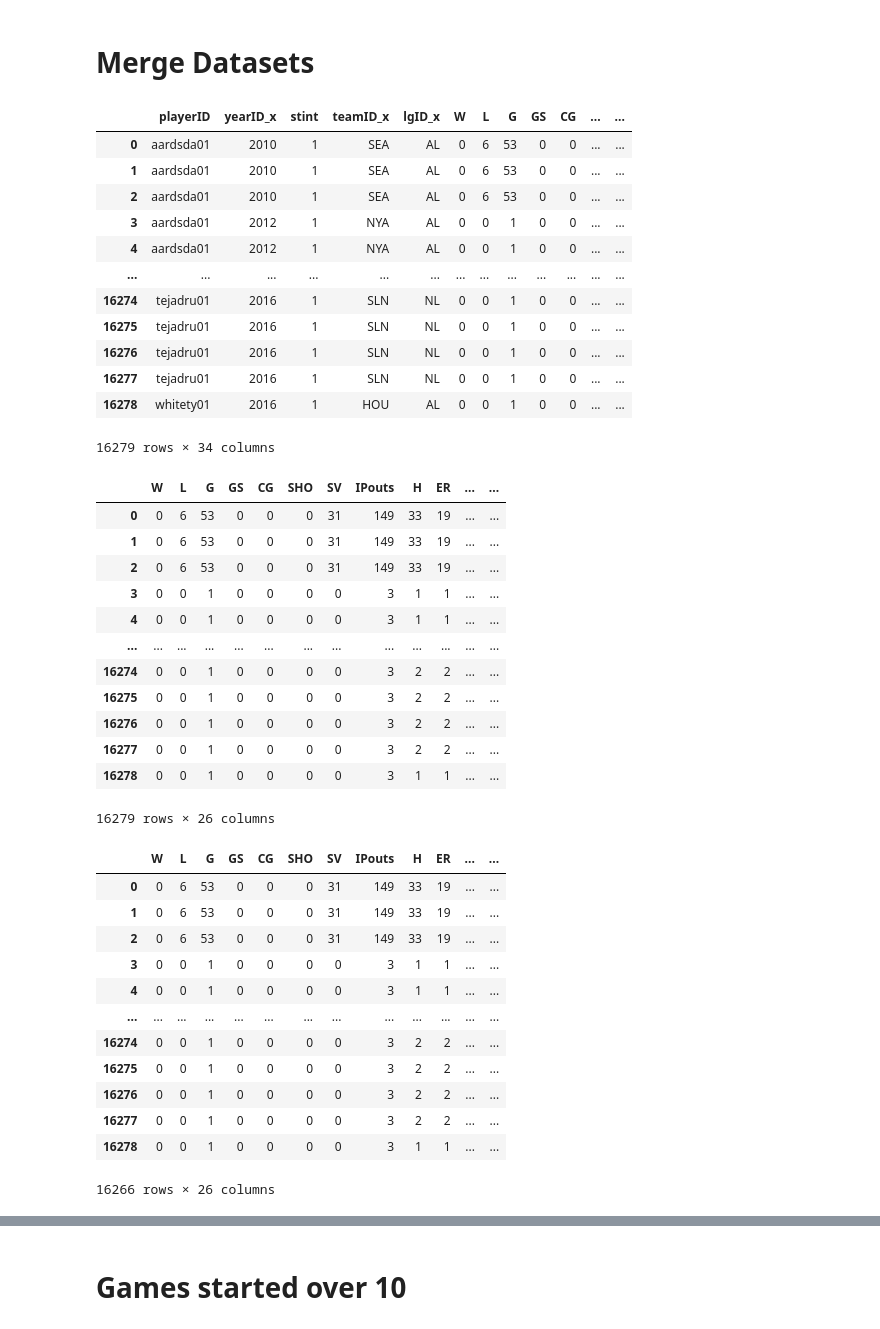
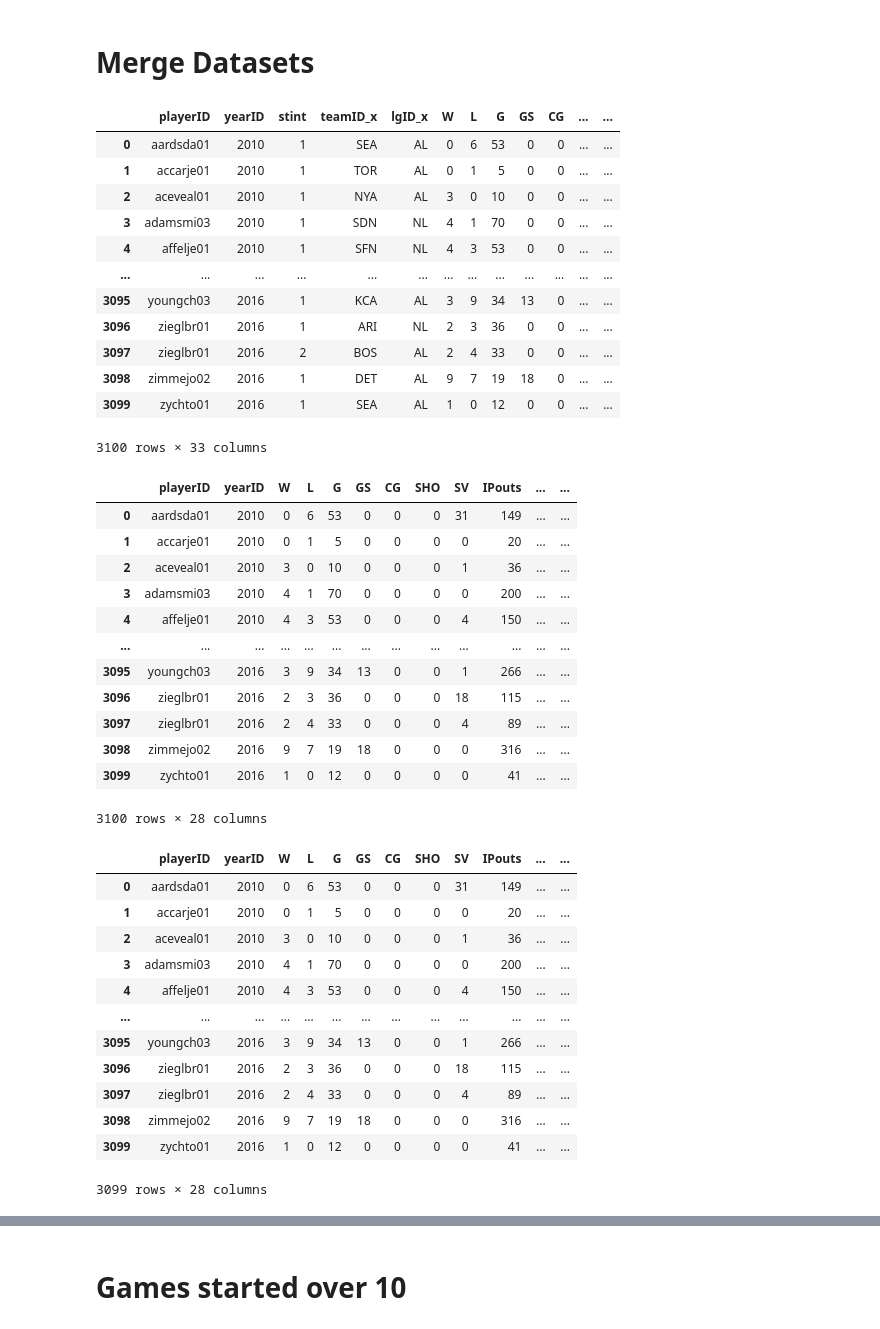
Before and after one commit to moormeierz/final-project, a Jupyter notebook: pitchers.ipynb, the cells around one changed output, grey strips where cells are left out. Saved outputs shown, nothing was run; the diff lists cells and outputs as text; code cells hidden in the pictures.

```diff
--- a/pitchers.ipynb
+++ b/pitchers.ipynb
@@ -75,62 +75,62 @@ salary_2016
 # %%
 # merge pitcher and salary datasets
 
-merge_df = pd.merge(pitcher_2016, salary_2016, on="playerID", how="inner")
+merge_df = pd.merge(pitcher_2016, salary_2016, on=["playerID","yearID"], how="inner")
 merge_df
 # %% [output]
-|  | playerID | yearID_x | stint | teamID_x | lgID_x | W | L | G | GS | CG | ... | ... |
+|  | playerID | yearID | stint | teamID_x | lgID_x | W | L | G | GS | CG | ... | ... |
 | 0 | aardsda01 | 2010 | 1 | SEA | AL | 0 | 6 | 53 | 0 | 0 | ... | ... |
-| 1 | aardsda01 | 2010 | 1 | SEA | AL | 0 | 6 | 53 | 0 | 0 | ... | ... |
-| 2 | aardsda01 | 2010 | 1 | SEA | AL | 0 | 6 | 53 | 0 | 0 | ... | ... |
-| 3 | aardsda01 | 2012 | 1 | NYA | AL | 0 | 0 | 1 | 0 | 0 | ... | ... |
-| 4 | aardsda01 | 2012 | 1 | NYA | AL | 0 | 0 | 1 | 0 | 0 | ... | ... |
+| 1 | accarje01 | 2010 | 1 | TOR | AL | 0 | 1 | 5 | 0 | 0 | ... | ... |
+| 2 | aceveal01 | 2010 | 1 | NYA | AL | 3 | 0 | 10 | 0 | 0 | ... | ... |
+| 3 | adamsmi03 | 2010 | 1 | SDN | NL | 4 | 1 | 70 | 0 | 0 | ... | ... |
+| 4 | affelje01 | 2010 | 1 | SFN | NL | 4 | 3 | 53 | 0 | 0 | ... | ... |
 | ... | ... | ... | ... | ... | ... | ... | ... | ... | ... | ... | ... | ... |
-| 16274 | tejadru01 | 2016 | 1 | SLN | NL | 0 | 0 | 1 | 0 | 0 | ... | ... |
-| 16275 | tejadru01 | 2016 | 1 | SLN | NL | 0 | 0 | 1 | 0 | 0 | ... | ... |
-| 16276 | tejadru01 | 2016 | 1 | SLN | NL | 0 | 0 | 1 | 0 | 0 | ... | ... |
-| 16277 | tejadru01 | 2016 | 1 | SLN | NL | 0 | 0 | 1 | 0 | 0 | ... | ... |
-| 16278 | whitety01 | 2016 | 1 | HOU | AL | 0 | 0 | 1 | 0 | 0 | ... | ... |
+| 3095 | youngch03 | 2016 | 1 | KCA | AL | 3 | 9 | 34 | 13 | 0 | ... | ... |
+| 3096 | zieglbr01 | 2016 | 1 | ARI | NL | 2 | 3 | 36 | 0 | 0 | ... | ... |
+| 3097 | zieglbr01 | 2016 | 2 | BOS | AL | 2 | 4 | 33 | 0 | 0 | ... | ... |
+| 3098 | zimmejo02 | 2016 | 1 | DET | AL | 9 | 7 | 19 | 18 | 0 | ... | ... |
+| 3099 | zychto01 | 2016 | 1 | SEA | AL | 1 | 0 | 12 | 0 | 0 | ... | ... |
-16279 rows × 34 columns
+3100 rows × 33 columns
 # %%
 # drop unwanted columns
 
-na_df = merge_df.drop(['playerID','yearID_x','stint','teamID_x','lgID_x','yearID_y','teamID_y','lgID_y'], axis = 1)
+na_df = merge_df.drop(['stint','teamID_x','lgID_x','teamID_y','lgID_y'], axis = 1)
 
 na_df
 # %% [output]
-|  | W | L | G | GS | CG | SHO | SV | IPouts | H | ER | ... | ... |
-| 0 | 0 | 6 | 53 | 0 | 0 | 0 | 31 | 149 | 33 | 19 | ... | ... |
-| 1 | 0 | 6 | 53 | 0 | 0 | 0 | 31 | 149 | 33 | 19 | ... | ... |
-| 2 | 0 | 6 | 53 | 0 | 0 | 0 | 31 | 149 | 33 | 19 | ... | ... |
-| 3 | 0 | 0 | 1 | 0 | 0 | 0 | 0 | 3 | 1 | 1 | ... | ... |
-| 4 | 0 | 0 | 1 | 0 | 0 | 0 | 0 | 3 | 1 | 1 | ... | ... |
+|  | playerID | yearID | W | L | G | GS | CG | SHO | SV | IPouts | ... | ... |
+| 0 | aardsda01 | 2010 | 0 | 6 | 53 | 0 | 0 | 0 | 31 | 149 | ... | ... |
+| 1 | accarje01 | 2010 | 0 | 1 | 5 | 0 | 0 | 0 | 0 | 20 | ... | ... |
+| 2 | aceveal01 | 2010 | 3 | 0 | 10 | 0 | 0 | 0 | 1 | 36 | ... | ... |
+| 3 | adamsmi03 | 2010 | 4 | 1 | 70 | 0 | 0 | 0 | 0 | 200 | ... | ... |
+| 4 | affelje01 | 2010 | 4 | 3 | 53 | 0 | 0 | 0 | 4 | 150 | ... | ... |
 | ... | ... | ... | ... | ... | ... | ... | ... | ... | ... | ... | ... | ... |
-| 16274 | 0 | 0 | 1 | 0 | 0 | 0 | 0 | 3 | 2 | 2 | ... | ... |
-| 16275 | 0 | 0 | 1 | 0 | 0 | 0 | 0 | 3 | 2 | 2 | ... | ... |
-| 16276 | 0 | 0 | 1 | 0 | 0 | 0 | 0 | 3 | 2 | 2 | ... | ... |
-| 16277 | 0 | 0 | 1 | 0 | 0 | 0 | 0 | 3 | 2 | 2 | ... | ... |
-| 16278 | 0 | 0 | 1 | 0 | 0 | 0 | 0 | 3 | 1 | 1 | ... | ... |
+| 3095 | youngch03 | 2016 | 3 | 9 | 34 | 13 | 0 | 0 | 1 | 266 | ... | ... |
+| 3096 | zieglbr01 | 2016 | 2 | 3 | 36 | 0 | 0 | 0 | 18 | 115 | ... | ... |
+| 3097 | zieglbr01 | 2016 | 2 | 4 | 33 | 0 | 0 | 0 | 4 | 89 | ... | ... |
+| 3098 | zimmejo02 | 2016 | 9 | 7 | 19 | 18 | 0 | 0 | 0 | 316 | ... | ... |
+| 3099 | zychto01 | 2016 | 1 | 0 | 12 | 0 | 0 | 0 | 0 | 41 | ... | ... |
-16279 rows × 26 columns
+3100 rows × 28 columns
 # %%
-# drop 'NA' rows (13 rows were dropped)
+# drop 'NA' rows (1 row was dropped)
 
 df = na_df.dropna()
 
 df
 # %% [output]
-|  | W | L | G | GS | CG | SHO | SV | IPouts | H | ER | ... | ... |
-| 0 | 0 | 6 | 53 | 0 | 0 | 0 | 31 | 149 | 33 | 19 | ... | ... |
-| 1 | 0 | 6 | 53 | 0 | 0 | 0 | 31 | 149 | 33 | 19 | ... | ... |
-| 2 | 0 | 6 | 53 | 0 | 0 | 0 | 31 | 149 | 33 | 19 | ... | ... |
-| 3 | 0 | 0 | 1 | 0 | 0 | 0 | 0 | 3 | 1 | 1 | ... | ... |
-| 4 | 0 | 0 | 1 | 0 | 0 | 0 | 0 | 3 | 1 | 1 | ... | ... |
+|  | playerID | yearID | W | L | G | GS | CG | SHO | SV | IPouts | ... | ... |
+| 0 | aardsda01 | 2010 | 0 | 6 | 53 | 0 | 0 | 0 | 31 | 149 | ... | ... |
+| 1 | accarje01 | 2010 | 0 | 1 | 5 | 0 | 0 | 0 | 0 | 20 | ... | ... |
+| 2 | aceveal01 | 2010 | 3 | 0 | 10 | 0 | 0 | 0 | 1 | 36 | ... | ... |
+| 3 | adamsmi03 | 2010 | 4 | 1 | 70 | 0 | 0 | 0 | 0 | 200 | ... | ... |
+| 4 | affelje01 | 2010 | 4 | 3 | 53 | 0 | 0 | 0 | 4 | 150 | ... | ... |
 | ... | ... | ... | ... | ... | ... | ... | ... | ... | ... | ... | ... | ... |
-| 16274 | 0 | 0 | 1 | 0 | 0 | 0 | 0 | 3 | 2 | 2 | ... | ... |
-| 16275 | 0 | 0 | 1 | 0 | 0 | 0 | 0 | 3 | 2 | 2 | ... | ... |
-| 16276 | 0 | 0 | 1 | 0 | 0 | 0 | 0 | 3 | 2 | 2 | ... | ... |
-| 16277 | 0 | 0 | 1 | 0 | 0 | 0 | 0 | 3 | 2 | 2 | ... | ... |
-| 16278 | 0 | 0 | 1 | 0 | 0 | 0 | 0 | 3 | 1 | 1 | ... | ... |
+| 3095 | youngch03 | 2016 | 3 | 9 | 34 | 13 | 0 | 0 | 1 | 266 | ... | ... |
+| 3096 | zieglbr01 | 2016 | 2 | 3 | 36 | 0 | 0 | 0 | 18 | 115 | ... | ... |
+| 3097 | zieglbr01 | 2016 | 2 | 4 | 33 | 0 | 0 | 0 | 4 | 89 | ... | ... |
+| 3098 | zimmejo02 | 2016 | 9 | 7 | 19 | 18 | 0 | 0 | 0 | 316 | ... | ... |
+| 3099 | zychto01 | 2016 | 1 | 0 | 12 | 0 | 0 | 0 | 0 | 41 | ... | ... |
-16266 rows × 26 columns
+3099 rows × 28 columns
 # %%
 # check columns
 
```
Also changed, not shown: parts of 21 cells of this notebook, 4 other files.
